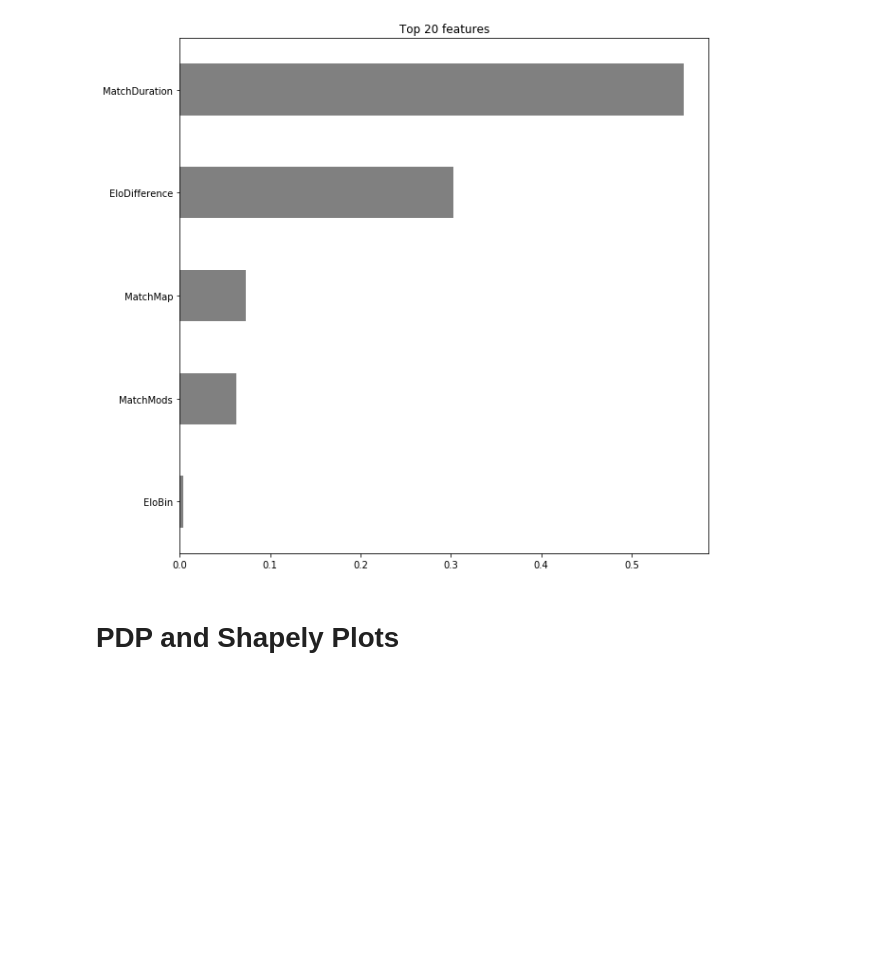
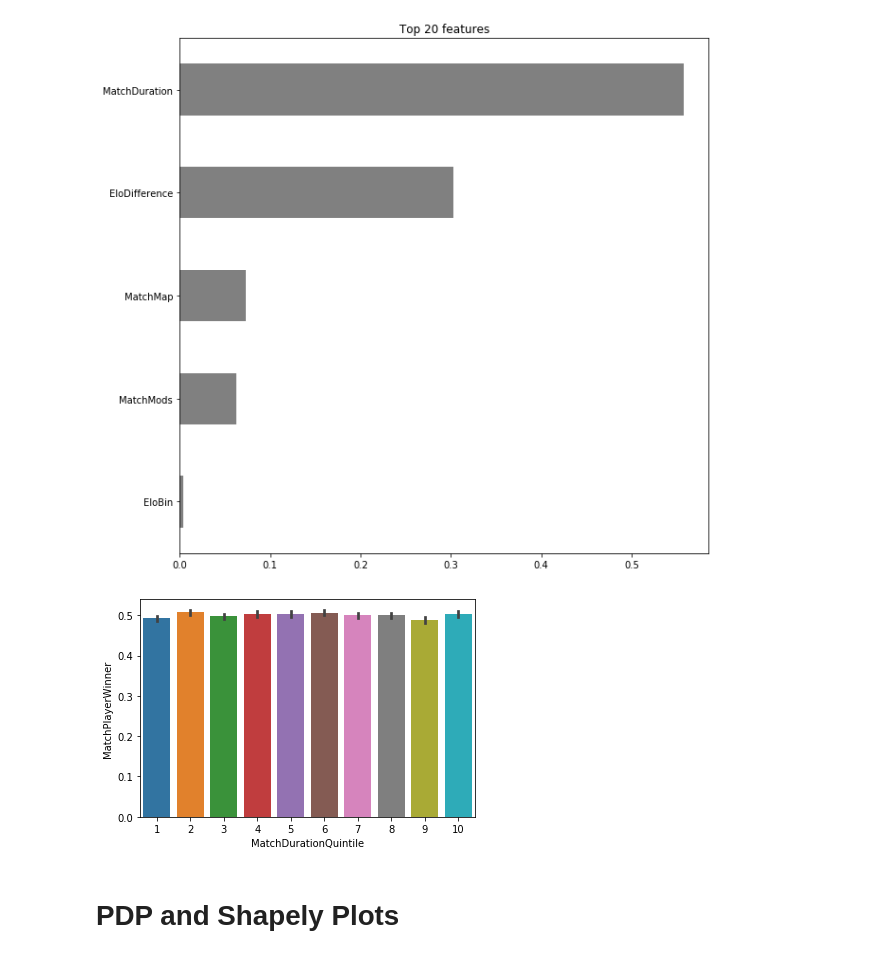
Before and after one commit to Mike-Xie/DS-Unit-2-Build-Week, a Jupyter notebook: Mike_Xie_Unit_2_Build_Week.ipynb, the cells around one changed output. Drawn from its saved outputs; the diff is of its cells as text; code cells hidden in the pictures; blank space fills up the shorter version.

```diff
--- a/Mike_Xie_Unit_2_Build_Week.ipynb
+++ b/Mike_Xie_Unit_2_Build_Week.ipynb
@@ -538,6 +538,12 @@ plt.title(f'Top {n} features')
 importances.sort_values()[-n:].plot.barh(color='grey');
 # %% [output]
 [figure]
+# %%
+sns.barplot(x='MatchDurationQuintile', y='MatchPlayerWinner', data=rm_1v1);
+
+# um, o . . . k
+# %% [output]
+[figure, added]
 # %% [markdown]
 # PDP and Shapely Plots
 # %%
```
Also changed, not shown: parts of 1 cell of this notebook.
